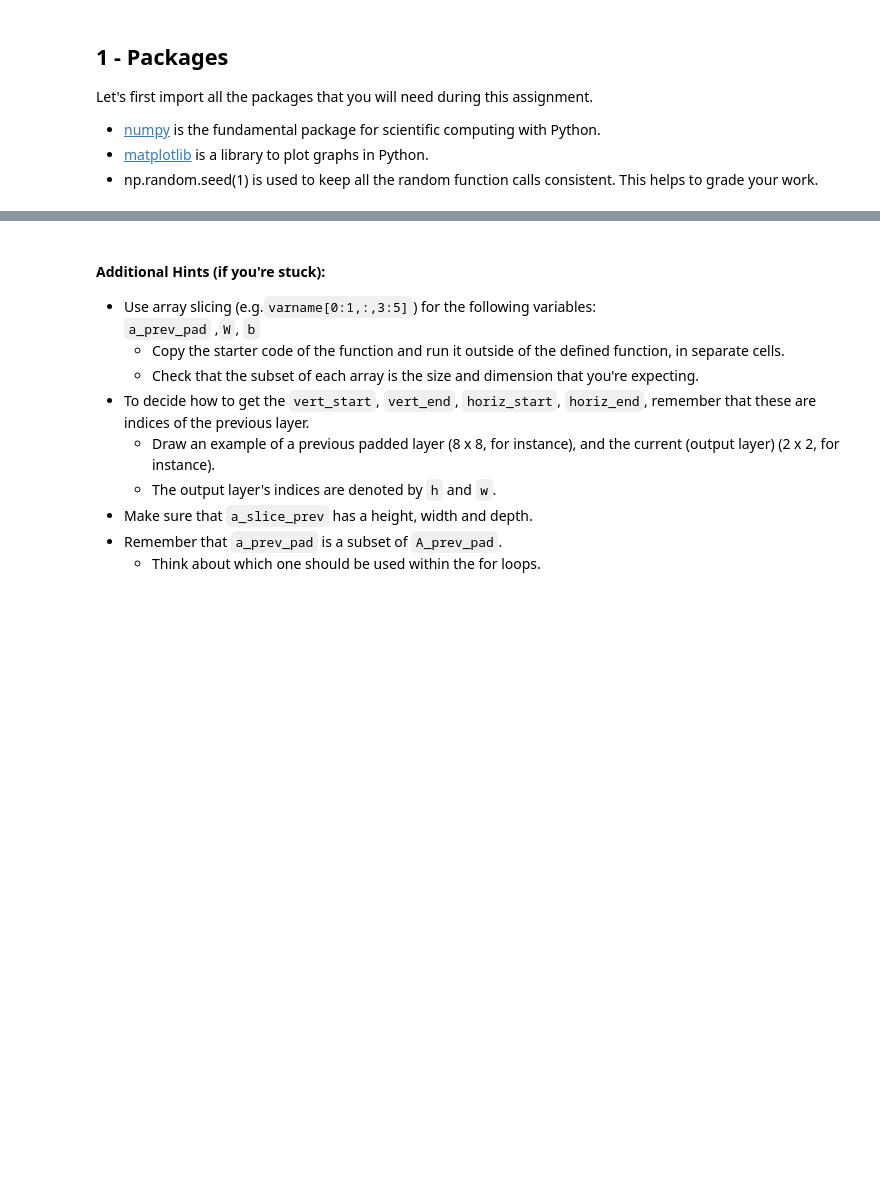
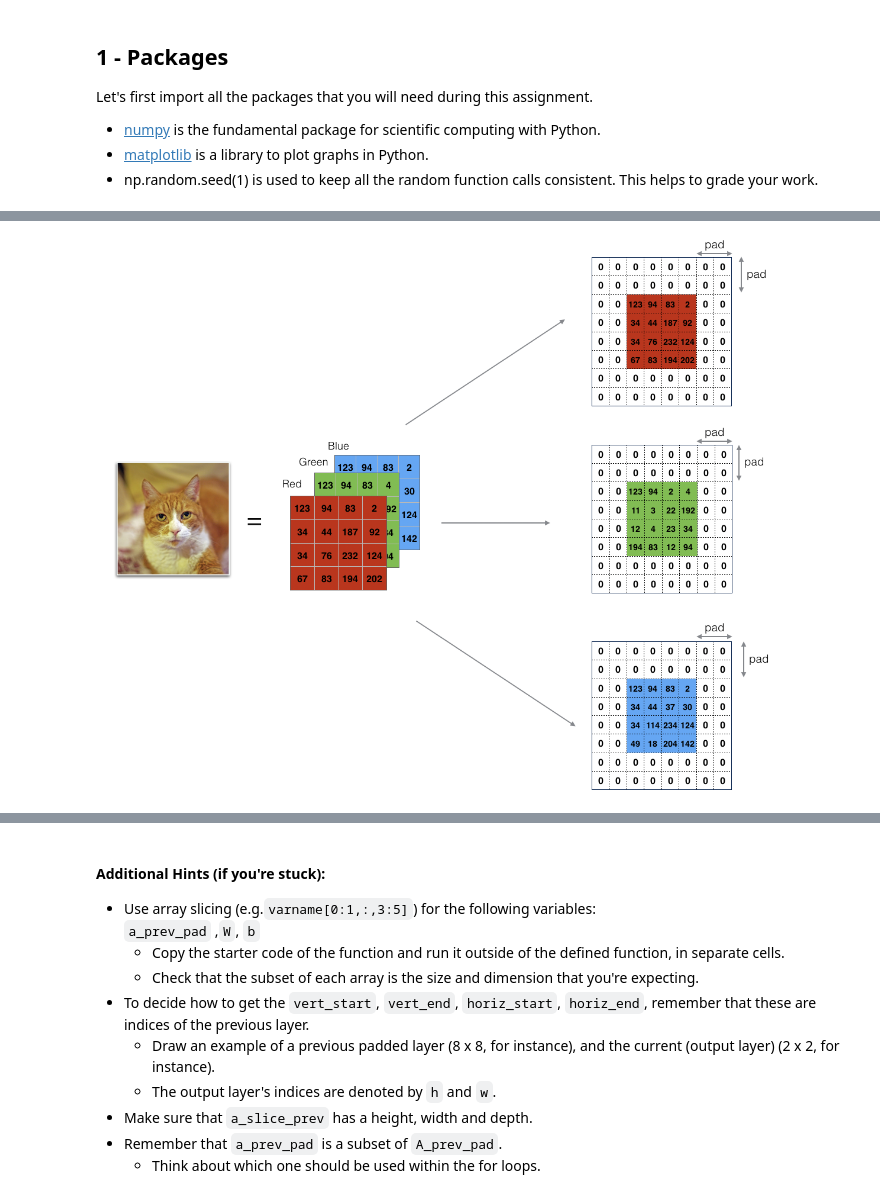
Before and after one commit to akshaymali046/Hand-Gesture-Recognition-using-Convolutional-Neural-Network, a Jupyter notebook: Convolution_model_Step_by_Step_v1.ipynb, the cells around one changed output, grey strips where cells are left out. Cells and saved outputs as stored; diff of their text form; code cells hidden in the pictures; blank space fills up the shorter version.

```diff
--- a/Convolution_model_Step_by_Step_v1.ipynb
+++ b/Convolution_model_Step_by_Step_v1.ipynb
@@ -109 +119,6 @@ In this part, we will build every step of the convolution layer. We will first i
+# %%
+img = Image.open('images/PAD.png')
+display(img)
+# %% [output]
+[figure, added]
 # %% [markdown]
```
Also changed, not shown: parts of 14 cells of this notebook.
